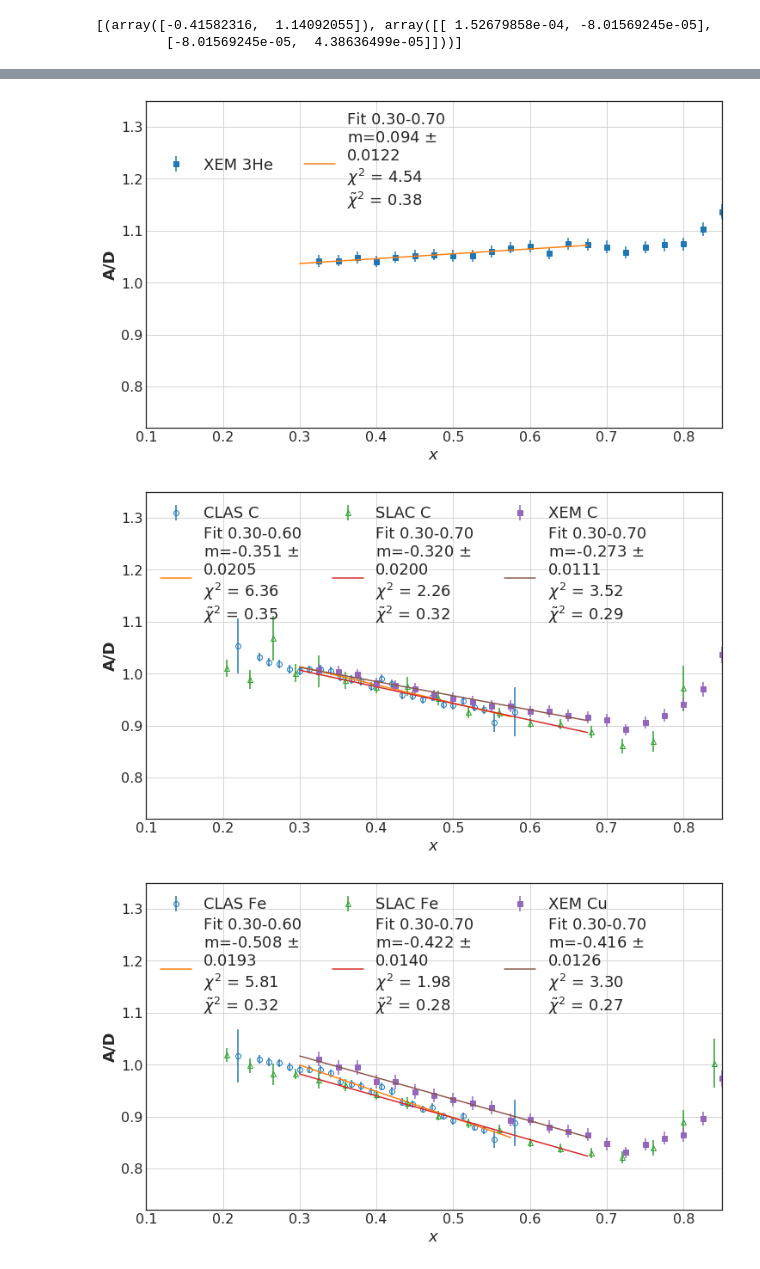
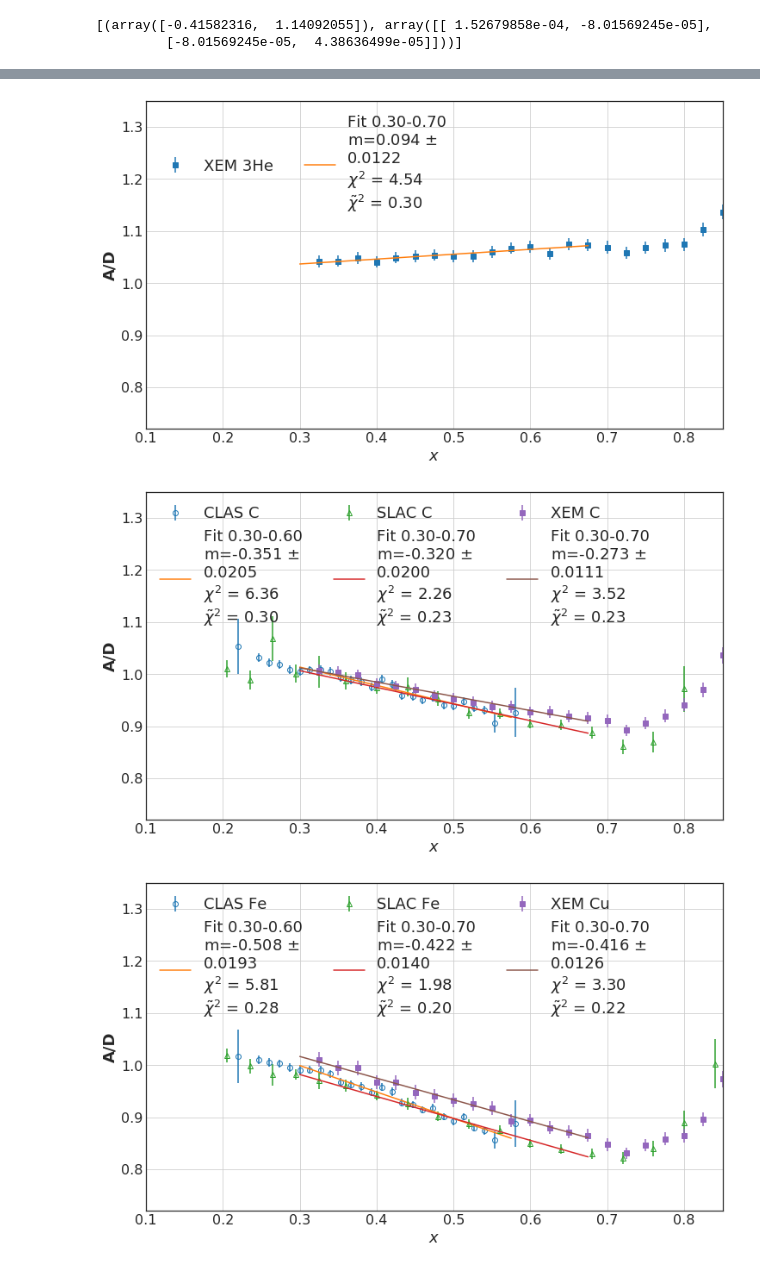
Before and after one commit to jbane11/XEM, a Jupyter notebook: xem_emc_plots.ipynb, the cells around one changed output, grey strips where cells are left out. Cells and saved outputs as stored; diff of their text form; code cells hidden in the pictures.

```diff
--- a/xem_emc_plots.ipynb
+++ b/xem_emc_plots.ipynb
@@ -398,3 +404,6 @@ slac_data["xi"]= get_xsi(slac_data["x"],5.0)
 
 #reorder the cols
 slac_data=slac_data[["x","xi","C/D","C/D_isocor","err","Fe/D","Fe/D_isocor","err.2","Au/D","Au/D_isocor","err.3"]]
+# %%
+x=arange(1,4,1)
+linearline(1,1,1)
@@ -400,0 +527,2 @@ slac_data=slac_data[["x","xi","C/D","C/D_isocor","err","Fe/D","Fe/D_isocor","err
+# %%
+clas_data= pd.read_table("EMC_data/emc_data_clas.dat",delim_whitespace=True)
@@ -553,5 +638,3 @@ fig.savefig("/home/jbane/HallC/xem/plots/py_plots/EMC_A-log.pdf",bbox_inches='ti
-# %%
-clas_data= pd.read_table("/home/jbane/HallC/xem/EMC_data/emc_data_clas.dat",delim_whitespace=True)
 # %%
 parms=[]
 j=0
@@ -746,13 +739,13 @@ strts=[0.2]
 
 for i in strts:
 
-    parms.append( curve_fit(line,
+    parms.append( curve_fit(linearline,
                       clas_data.query("x>=%f"%i)["x"],
                       clas_data.query("x>=%f"%i)["Pb/D"],
                 sigma=clas_data.query("x>=%f"%i)["err.2"]))
 
     fit_x.append(arange(i,0.6,0.025))
-    fit_y.append( line(fit_x[j],parms[j][0][0],parms[j][0][1]) )
+    fit_y.append( linearline(fit_x[j],parms[j][0][0],parms[j][0][1]) )
     j=j+1
 
 
@@ -794,13 +787,13 @@ for Xemt in XemTs:
         isocorsh=1
         isocor=1
 
-    Xemparms.append( curve_fit(line,
+    Xemparms.append( curve_fit(linearline,
                       Xemt.DF.query("x>=0.35 & x<=0.7")["x"],
                       Xemt.DF.query("x>=0.35 & x<=0.7")["Ratio"]/isocorsh,
                 ))
 
     xem_x.append(arange(0.35,0.7,0.025))
-    xem_y.append( line(xem_x[k],Xemparms[k][0][0],Xemparms[k][0][1]) )
+    xem_y.append( linearline(xem_x[k],Xemparms[k][0][0],Xemparms[k][0][1]) )
 
 
 
@@ -1246,18 +1254,18 @@ for l,t in enumerate(targets_xem):
             for i,strt in enumerate(strts[exp_num]):
 
                 parms.append(
-                    curve_fit(f=line,
+                    curve_fit(f=linearline,
                           xdata=DF.query("x>=%f & x<%f"%(strt,ends[exp_num]))[xaxis],
                           ydata=DF.query("x>=%f & x<%f"%(strt,ends[exp_num]))["y"],
                           sigma=DF.query("x>=%f & x<%f"%(strt,ends[exp_num]))[yerr]
                              )
                 )
                 x_fit.append(arange(strt,ends[exp_num],0.025))
-                y_fit.append( line(x_fit[i],parms[i][0][0],parms[i][0][1]) )
+                y_fit.append( linearline(x_fit[i],parms[i][0][0],parms[i][0][1]) )
 
 
                 chisqu= chisquare(DF.query("x>=%f & x<%f"%(strt,ends[exp_num]))[xaxis] ,
-                                  line (DF.query("x>=%f & x<%f"%(strt,ends[exp_num]))[xaxis],parms[i][0][0],parms[i][0][1]) )
+                                  linearline (DF.query("x>=%f & x<%f"%(strt,ends[exp_num]))[xaxis],parms[i][0][0],parms[i][0][1]) )
 
                 A.append(
                     ax.errorbar(
@@ -1270,32 +1278,32 @@ for l,t in enumerate(targets_xem):
                                             chisqu.statistic/(len(DF.query("x>=%f & x<%f"%(strt,ends[exp_num]))[xaxis]))
                             )
                     )
                 )
 
 
     #which plots
     ncols = len(which_plots)
 
     leg_opt='upper right'
     if ncols>2:
         leg_opt ='upper left'
     ax.legend(ncol=ncols,handles=A,loc=leg_opt)#, bbox_to_anchor=(1, 0.5))
 
     #maxy = max([max(Xemt.DF["Ratio"]),max(slac_data['uniso']),max(clas_data[tgt_clas])])
 
     if xaxis =="x":
         xlabel="$x$"
     elif xaxis =="xi":
         xlabel="$\\xi$"
 
     ax.grid(True)
     ax.set_xlabel(xlabel)
     ax.set_ylabel("A/D")
     ax.set_ylim(0.72,1.35)
     ax.set_xlim(0.1,0.85)
     figs.append(fig)
     axs.append(ax)
 # %% [output]
 [figure]
-[figure, old version]
+[figure, new version]
-[figure, old version]
+[figure, new version]
```
Also changed, not shown: parts of 42 cells of this notebook, 1 other file.
